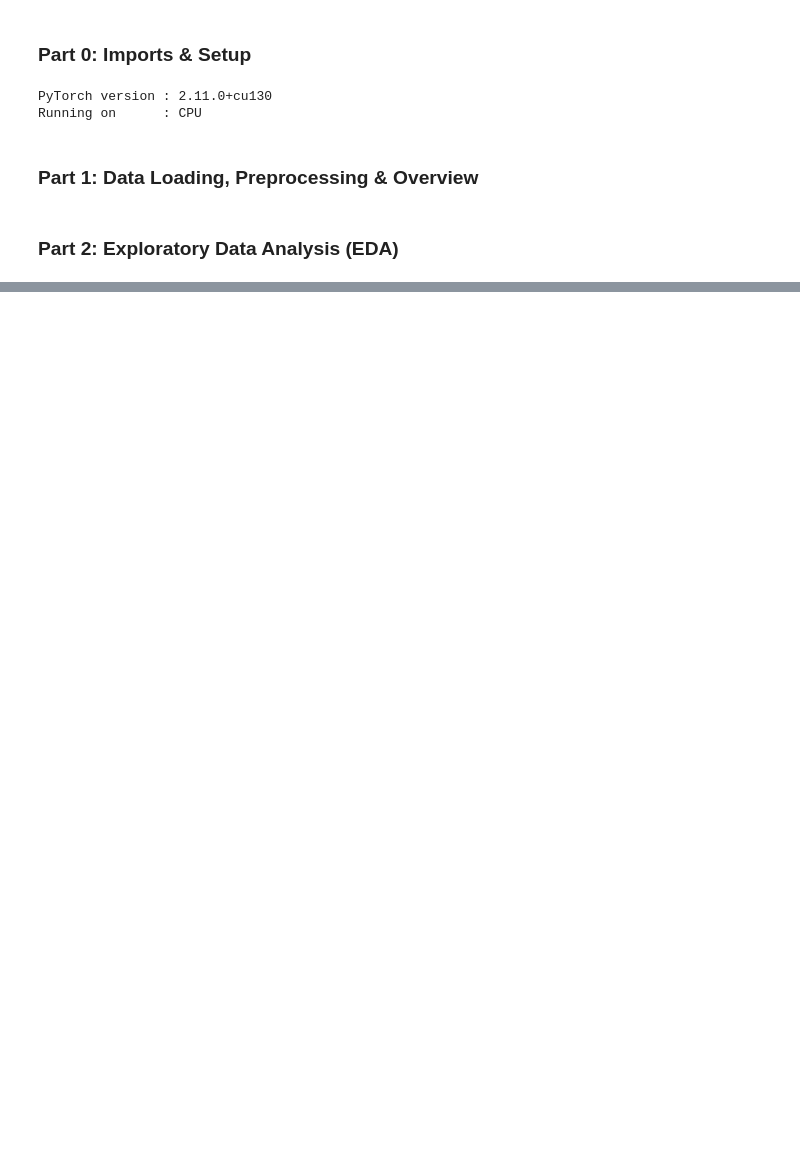
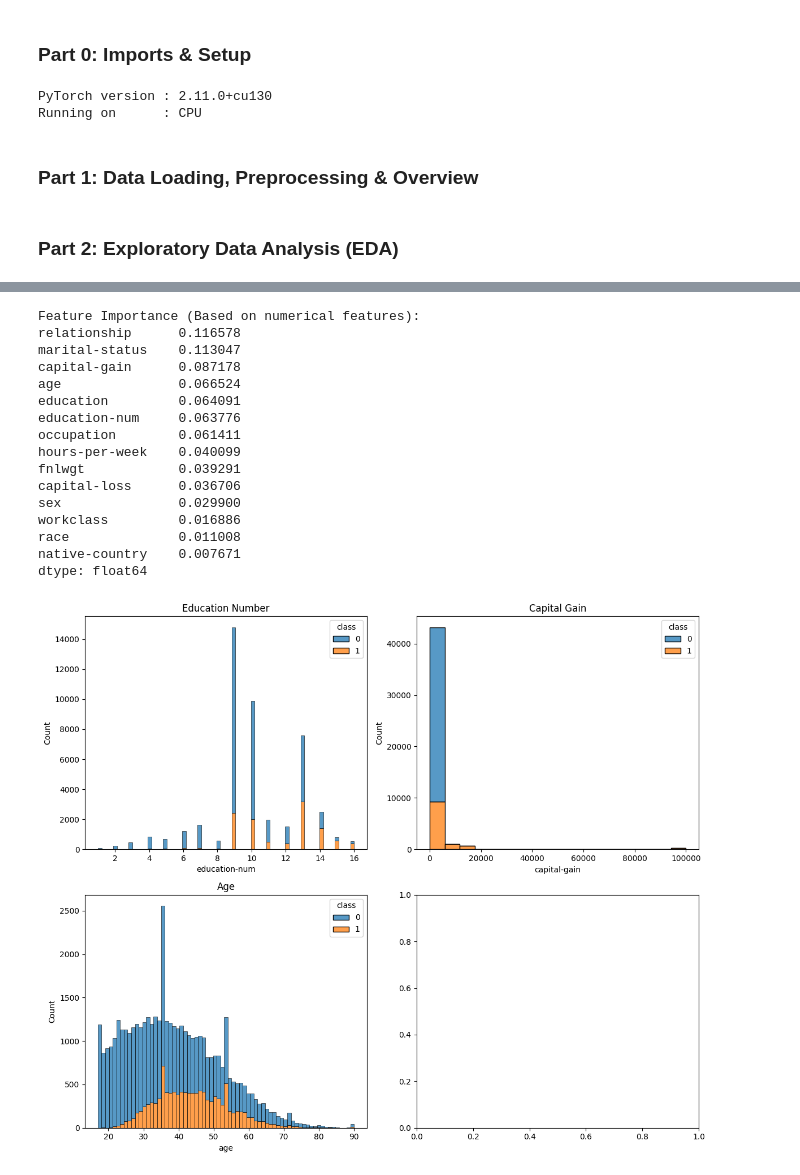
Before and after one commit to isuchan/logicmojo-ai-ml, a Jupyter notebook: 20_pytorch_loss_optimization_training/pytorch_assignment_1.ipynb, the cells around one changed output, grey strips where cells are left out. Drawn from its saved outputs; the diff is of its cells as text; code cells hidden in the pictures; blank space fills up the shorter version.

Commit message:
Update: added data preparation for training

```diff
--- a/20_pytorch_loss_optimization_training/pytorch_assignment_1.ipynb
+++ b/20_pytorch_loss_optimization_training/pytorch_assignment_1.ipynb
@@ -79,3 +124,6 @@ memory usage: 5.5+ MB
+# %%
+X, y = df.drop('class', axis=1), df['class']
+CLASS_NAMES = y.unique()
 # %%
 # ── Basic facts ───────────────────────────────────────────────────────────────
 print(f"X shape : {X.shape}  →  {X.shape[0]} samples, {X.shape[1]} features")
@@ -115,0 +165,77 @@ Feature Ranges:
+# %%
+# Returns a score for each feature (higher = more discriminative)
+feature_scores = mutual_info_classif(X.select_dtypes(include=[np.number]), y)
+feature_importance = pd.Series(feature_scores, index=X.select_dtypes(include=[np.number]).columns).sort_values(ascending=False)
+print("\nFeature Importance (Based on numerical features):")
+print(feature_importance)
+
+# Most discriminative features: 'education-num', 'capital-gain', 'capital-loss', 'hours-per-week'.
+fig, axes = plt.subplots(2, 2, figsize=(12, 10))
+sns.histplot(data=df, x='education-num', hue='class', multiple='stack', ax=axes[0,0])
+sns.histplot(data=df, x='capital-gain', hue='class', multiple='stack', ax=axes[0,1])
+sns.histplot(data=df, x='age', hue='class', multiple='stack', ax=axes[1,0])
+axes[0,0].set_title('Education Number')
+axes[0,1].set_title('Capital Gain')
+axes[1,0].set_title('Age')
+plt.tight_layout()
+plt.show()
+
+# Quick scatter - features (education-num, capital gain) within classes
+COLORS = ['#e74c3c', '#3498db']
+fig, ax = plt.subplots(figsize=(7, 5))
+for i, name in enumerate(CLASS_NAMES):
+    mask = (y == name)
+    ax.scatter(X.loc[mask, 'education-num'], X.loc[mask, 'capital-gain'], label=name, alpha=0.5, color=COLORS[i])
+ax.set_xlabel('Education Number')
+ax.set_ylabel('Capital Gain')
+ax.set_title('Education Number vs Capital Gain')
+ax.legend()
+ax.grid(alpha=0.3)
+plt.tight_layout()
+plt.show()
+
+# Quick scatter - features (education-num, age) within classes
+COLORS = ['#e74c3c', '#3498db']
+fig, ax = plt.subplots(figsize=(7, 5))
+for i, name in enumerate(CLASS_NAMES):
+    mask = (y == name)
+    ax.scatter(X.loc[mask, 'education-num'], X.loc[mask, 'age'], label=name, alpha=0.5, color=COLORS[i])
+ax.set_xlabel('Education Number')
+ax.set_ylabel('Age')
+ax.set_title('Education Number vs Age')
+ax.legend()
+ax.grid(alpha=0.3)
+plt.tight_layout()
+plt.show()
+
+# Quick scatter - features (capital-gain, age) within classes
+COLORS = ['#e74c3c', '#3498db']
+fig, ax = plt.subplots(figsize=(7, 5))
+for i, name in enumerate(CLASS_NAMES):
+    mask = (y == name)
+    ax.scatter(X.loc[mask, 'capital-gain'], X.loc[mask, 'age'], label=name, alpha=0.5, color=COLORS[i])
+ax.set_xlabel('Capital Gain')
+ax.set_ylabel('Age')
+ax.set_title('Capital Gain vs Age')
+ax.legend()
+ax.grid(alpha=0.3)
+plt.tight_layout()
+plt.show()
+# %% [output]
+Feature Importance (Based on numerical features):
+relationship      0.116578
+marital-status    0.113047
+capital-gain      0.087178
+age               0.066524
+education         0.064091
+education-num     0.063776
+occupation        0.061411
+hours-per-week    0.040099
+fnlwgt            0.039291
+capital-loss      0.036706
+sex               0.029900
+workclass         0.016886
+race              0.011008
+native-country    0.007671
+dtype: float64
+[figure, added]
```
Also changed, not shown: parts of 8 cells of this notebook.
